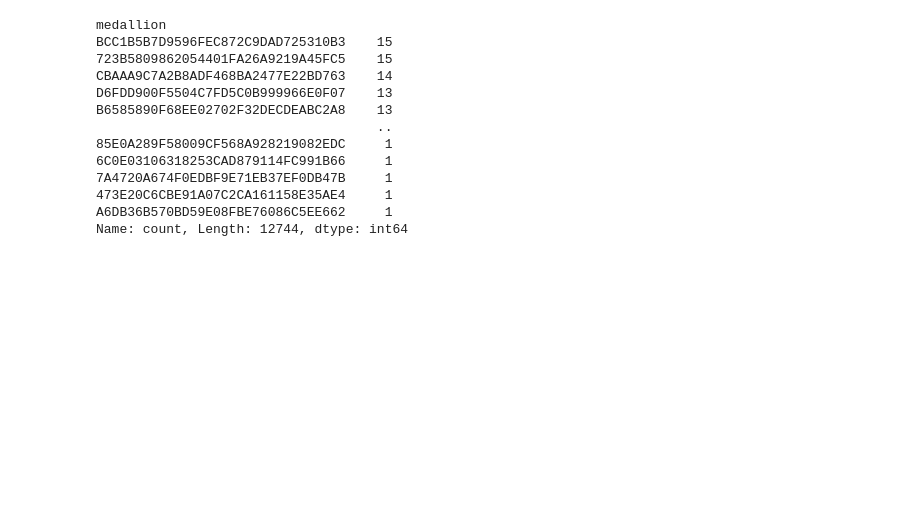
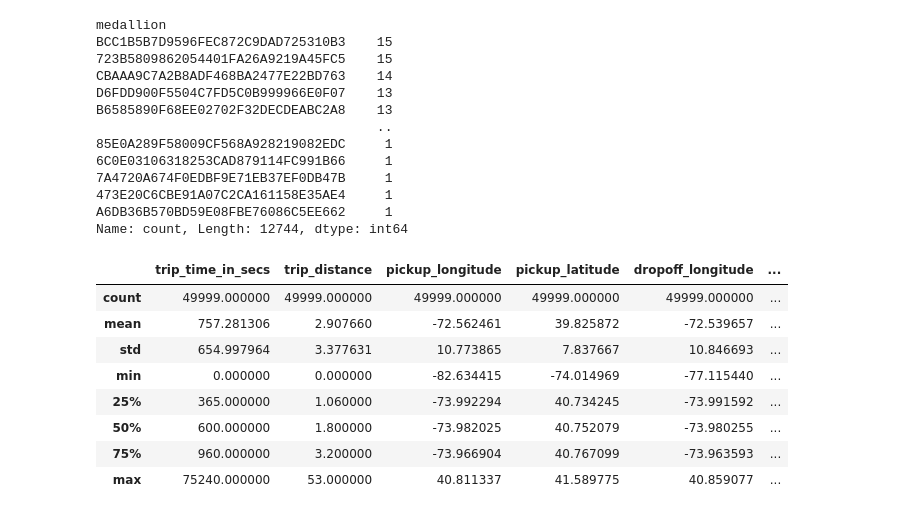
Before and after one commit to Ilyasuuu/ML_Projects, a Jupyter notebook: Predicting_taxi_fares/Predicting_taxi_fares.ipynb, the cells around one changed output. Saved outputs shown, nothing was run; the diff lists cells and outputs as text; code cells hidden in the pictures; blank space fills up the shorter version.

```diff
--- a/Predicting_taxi_fares/Predicting_taxi_fares.ipynb
+++ b/Predicting_taxi_fares/Predicting_taxi_fares.ipynb
@@ -66,3 +66,15 @@ B6585890F68EE02702F32DECDEABC2A8    13
 473E20C6CBE91A07C2CA161158E35AE4     1
 A6DB36B570BD59E08FBE76086C5EE662     1
 Name: count, Length: 12744, dtype: int64
+# %%
+merge_data.describe()
+# %% [output]
+|  | trip_time_in_secs | trip_distance | pickup_longitude | pickup_latitude | dropoff_longitude | ... |
+| count | 49999.000000 | 49999.000000 | 49999.000000 | 49999.000000 | 49999.000000 | ... |
+| mean | 757.281306 | 2.907660 | -72.562461 | 39.825872 | -72.539657 | ... |
+| std | 654.997964 | 3.377631 | 10.773865 | 7.837667 | 10.846693 | ... |
+| min | 0.000000 | 0.000000 | -82.634415 | -74.014969 | -77.115440 | ... |
+| 25% | 365.000000 | 1.060000 | -73.992294 | 40.734245 | -73.991592 | ... |
+| 50% | 600.000000 | 1.800000 | -73.982025 | 40.752079 | -73.980255 | ... |
+| 75% | 960.000000 | 3.200000 | -73.966904 | 40.767099 | -73.963593 | ... |
+| max | 75240.000000 | 53.000000 | 40.811337 | 41.589775 | 40.859077 | ... |
```
Also changed, not shown: parts of 5 cells of this notebook.
